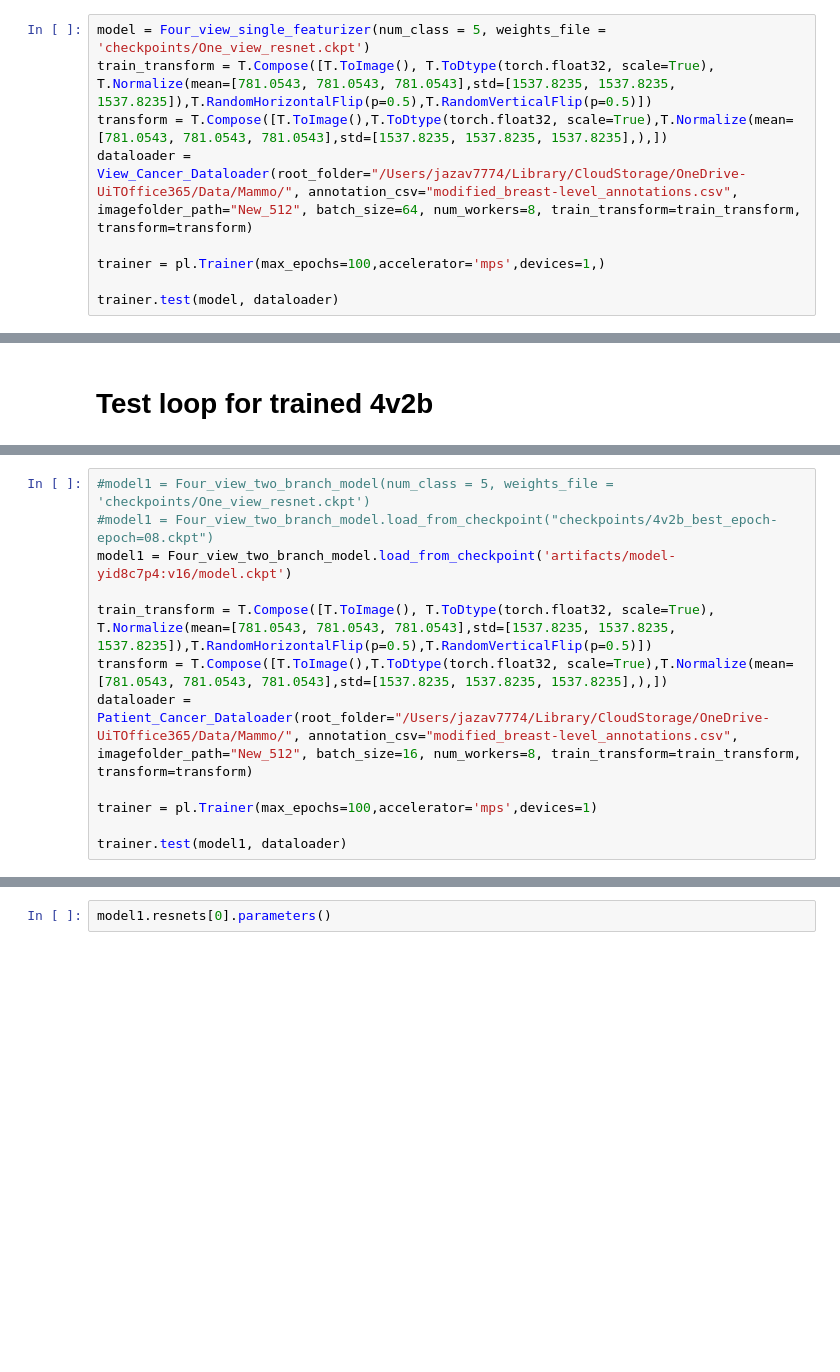
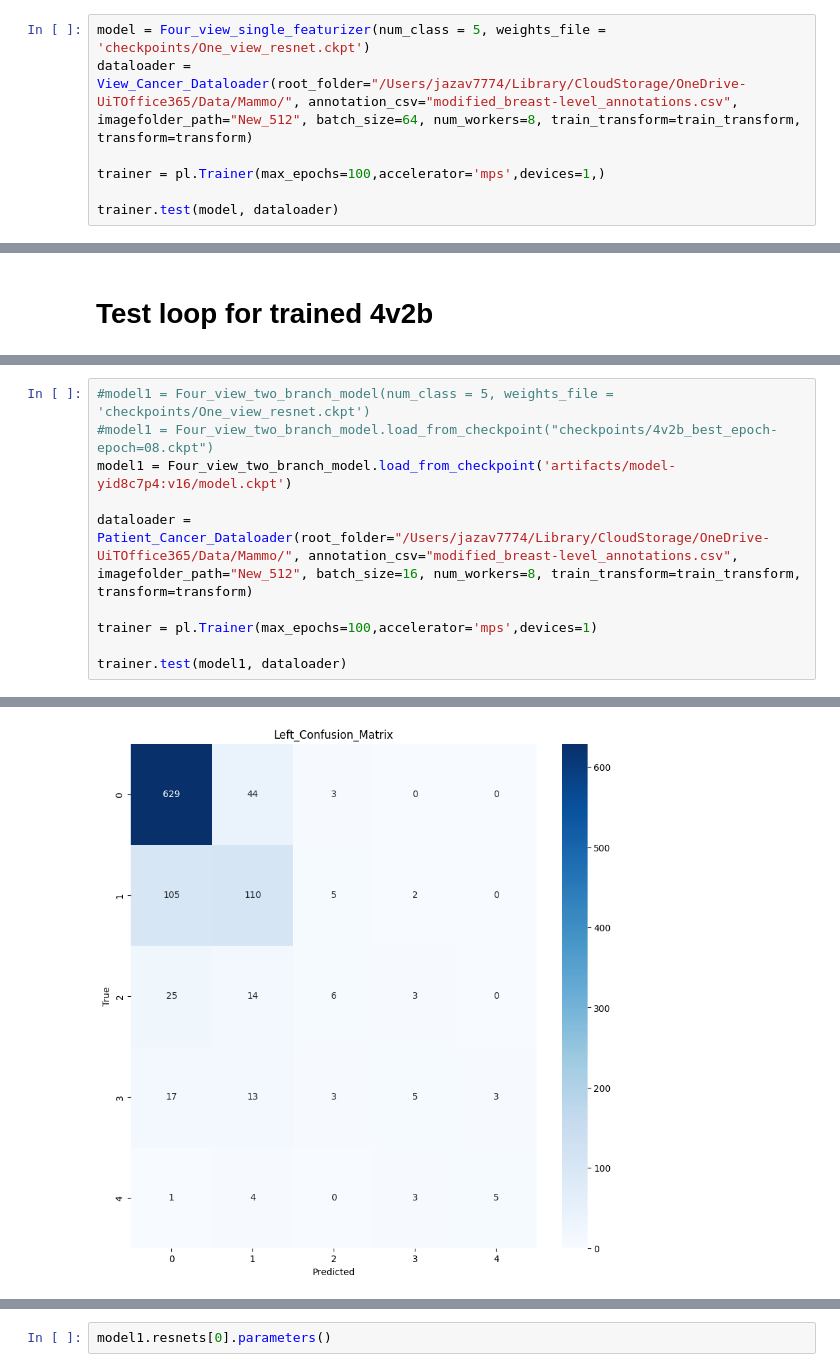
Before and after one commit to hzavadil98/UiT_FYS-8603, a Jupyter notebook: networks_playground.ipynb, the cells around one changed output, grey strips where cells are left out. Cells and saved outputs as stored; diff of their text form; blank space fills up the shorter version.

```diff
--- a/networks_playground.ipynb
+++ b/networks_playground.ipynb
@@ -271,8 +279,6 @@ plt.show()
 # Test loop for single resnet featurizer on all views
 # %%
 model = Four_view_single_featurizer(num_class = 5, weights_file = 'checkpoints/One_view_resnet.ckpt')
-train_transform = T.Compose([T.ToImage(), T.ToDtype(torch.float32, scale=True), T.Normalize(mean=[781.0543, 781.0543, 781.0543],std=[1537.8235, 1537.8235, 1537.8235]),T.RandomHorizontalFlip(p=0.5),T.RandomVerticalFlip(p=0.5)])
-transform = T.Compose([T.ToImage(),T.ToDtype(torch.float32, scale=True),T.Normalize(mean=[781.0543, 781.0543, 781.0543],std=[1537.8235, 1537.8235, 1537.8235],),])
 dataloader = View_Cancer_Dataloader(root_folder="/Users/jazav7774/Library/CloudStorage/OneDrive-UiTOffice365/Data/Mammo/", annotation_csv="modified_breast-level_annotations.csv", imagefolder_path="New_512", batch_size=64, num_workers=8, train_transform=train_transform, transform=transform)
 
 trainer = pl.Trainer(max_epochs=100,accelerator='mps',devices=1,)
@@ -322,8 +314,6 @@ Find logs at: ./wandb/run-20250305_104804-i1tcpi90/logs
 #model1 = Four_view_two_branch_model.load_from_checkpoint("checkpoints/4v2b_best_epoch-epoch=08.ckpt")
 model1 = Four_view_two_branch_model.load_from_checkpoint('artifacts/model-yid8c7p4:v16/model.ckpt')
 
-train_transform = T.Compose([T.ToImage(), T.ToDtype(torch.float32, scale=True), T.Normalize(mean=[781.0543, 781.0543, 781.0543],std=[1537.8235, 1537.8235, 1537.8235]),T.RandomHorizontalFlip(p=0.5),T.RandomVerticalFlip(p=0.5)])
-transform = T.Compose([T.ToImage(),T.ToDtype(torch.float32, scale=True),T.Normalize(mean=[781.0543, 781.0543, 781.0543],std=[1537.8235, 1537.8235, 1537.8235],),])
 dataloader = Patient_Cancer_Dataloader(root_folder="/Users/jazav7774/Library/CloudStorage/OneDrive-UiTOffice365/Data/Mammo/", annotation_csv="modified_breast-level_annotations.csv", imagefolder_path="New_512", batch_size=16, num_workers=8, train_transform=train_transform, transform=transform)
 
 trainer = pl.Trainer(max_epochs=100,accelerator='mps',devices=1)
@@ -348,0 +348 @@ HPU available: False, using: 0 HPUs
+[figure, added]
```
Also changed, not shown: parts of 10 cells of this notebook, 19 other files.
